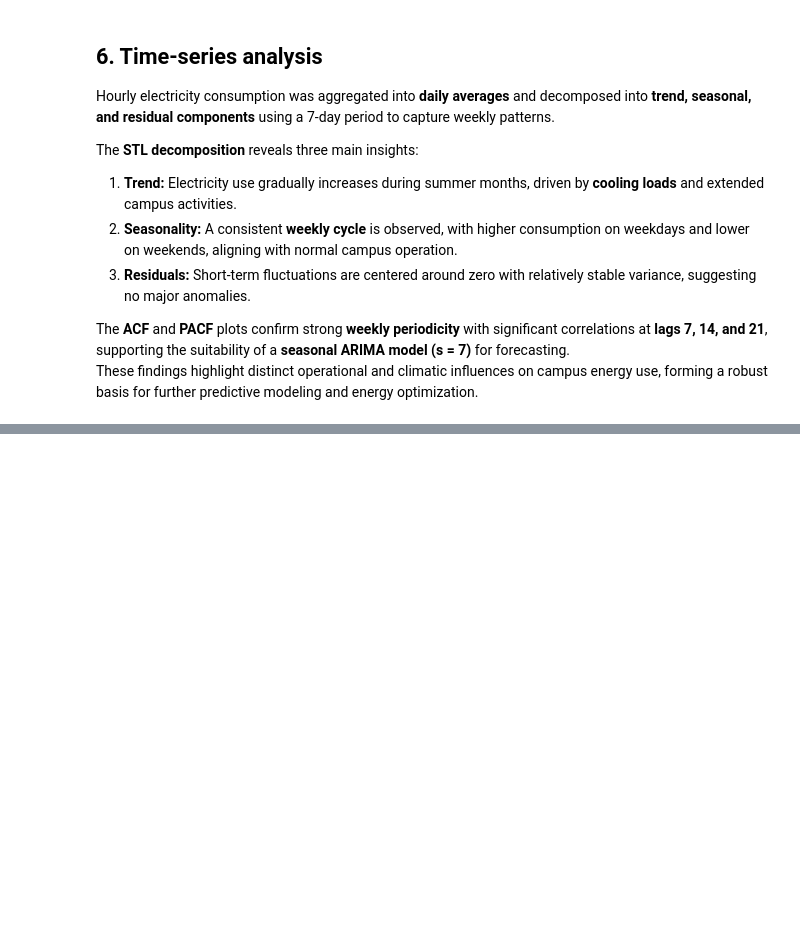
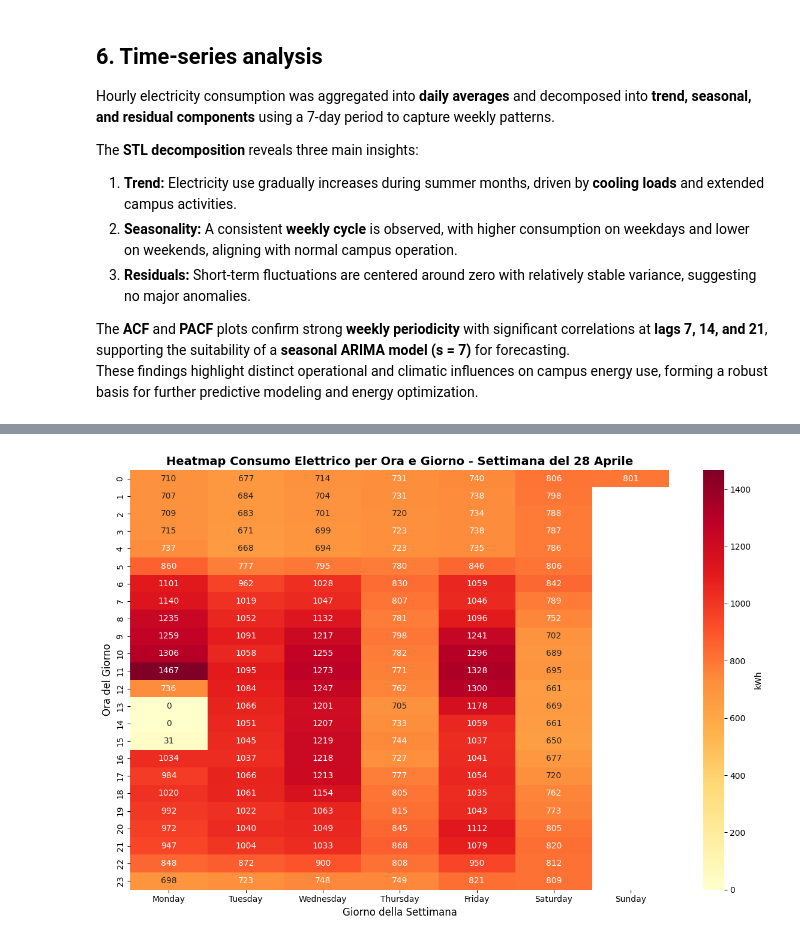
Before and after one commit to davideturrina-balestra/TTYData_Science, a Jupyter notebook: lab2/LAB2-EDA-template v3.ipynb, the cells around one changed output, grey strips where cells are left out. Drawn from its saved outputs; the diff is of its cells as text; code cells hidden in the pictures; blank space fills up the shorter version.

```diff
--- a/lab2/LAB2-EDA-template v3.ipynb
+++ b/lab2/LAB2-EDA-template v3.ipynb
@@ -656,0 +790,24 @@ These findings highlight distinct operational and climatic influences on campus
+# %%
+# Grafico 4: Heatmap dei consumi per ora del giorno e giorno della settimana
+week_data['Day_of_week'] = week_data['Date'].dt.day_name()
+
+# Creiamo una tabella pivot per l'elettricità
+pivot_elec = week_data.pivot_table(values='Electricity Campus DN [kWh]',
+                                    index='Hour',
+                                    columns='Day_of_week',
+                                    aggfunc='mean')
+
+# Riordiniamo le colonne
+day_order = ['Monday', 'Tuesday', 'Wednesday', 'Thursday', 'Friday', 'Saturday', 'Sunday']
+pivot_elec = pivot_elec[[col for col in day_order if col in pivot_elec.columns]]
+
+plt.figure(figsize=(12, 8))
+sns.heatmap(pivot_elec, annot=True, fmt='.0f', cmap='YlOrRd', cbar_kws={'label': 'kWh'})
+plt.title('Heatmap Consumo Elettrico per Ora e Giorno - Settimana del 28 Aprile',
+          fontsize=14, fontweight='bold')
+plt.xlabel('Giorno della Settimana', fontsize=12)
+plt.ylabel('Ora del Giorno', fontsize=12)
+plt.tight_layout()
+plt.show()
+# %% [output]
+[figure, added]
```
Also changed, not shown: parts of 19 cells of this notebook, 2 other files.
